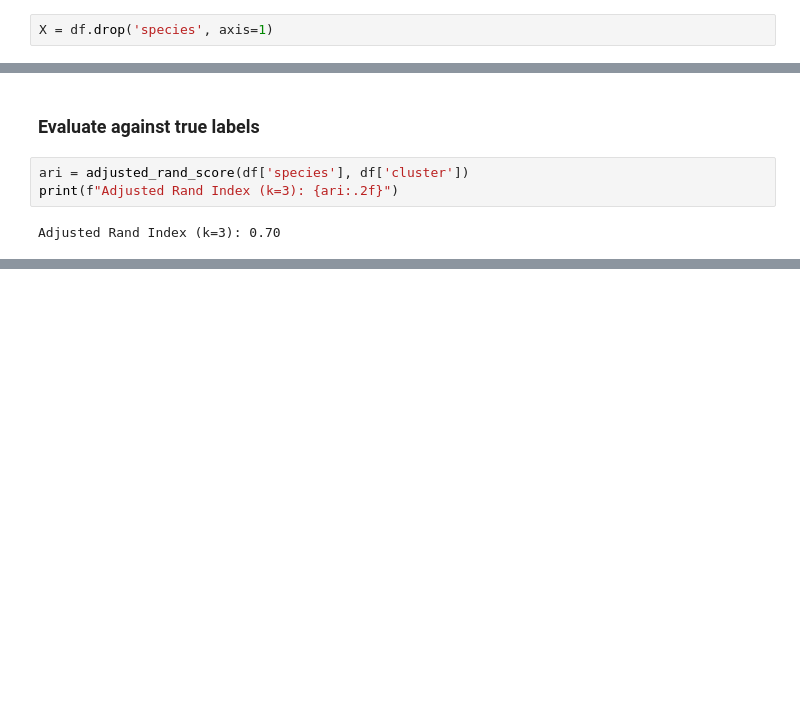
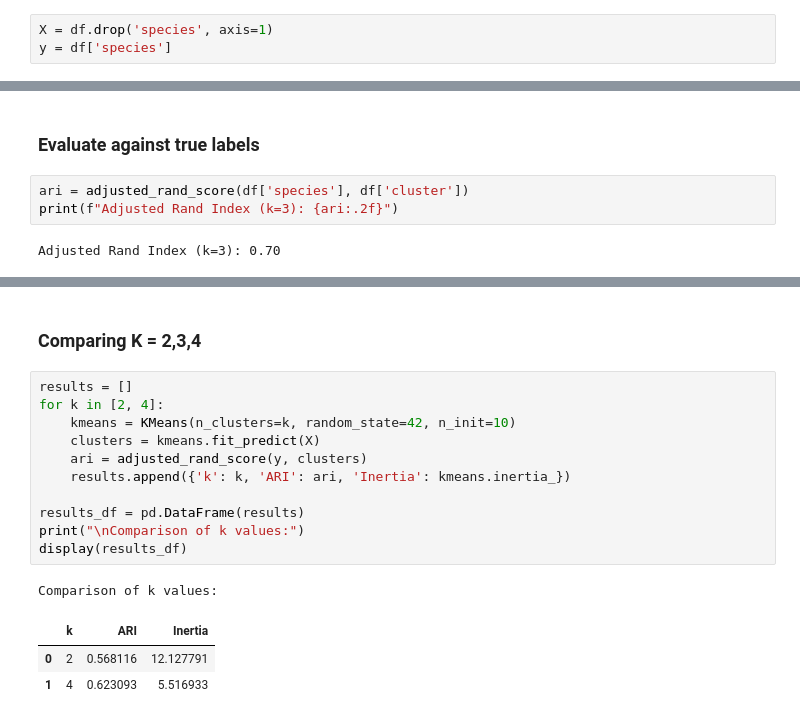
Before and after one commit to TanveerD1/DSA_2040_Practical_Exam_Tanveer_752, a Jupyter notebook: Data_Mining/2_Clustering/clustering_iris.ipynb, the cells around one changed output, grey strips where cells are left out. Drawn from its saved outputs; the diff is of its cells as text; blank space fills up the shorter version.

```diff
--- a/Data_Mining/2_Clustering/clustering_iris.ipynb
+++ b/Data_Mining/2_Clustering/clustering_iris.ipynb
@@ -24,6 +25,7 @@ Data shape: (150, 5)
 #### drop the 'species' column
 # %%
 X = df.drop('species', axis=1)
+y = df['species']
 # %% [markdown]
 ### K-Means Clustering: Cluster with K=3
 # %%
@@ -38,0 +67,18 @@ Adjusted Rand Index (k=3): 0.70
+# %% [markdown]
+### Comparing K = 2,3,4
+# %%
+results = []
+for k in [2, 4]:
+    kmeans = KMeans(n_clusters=k, random_state=42, n_init=10)
+    clusters = kmeans.fit_predict(X)
+    ari = adjusted_rand_score(y, clusters)
+    results.append({'k': k, 'ARI': ari, 'Inertia': kmeans.inertia_})
+
+results_df = pd.DataFrame(results)
+print("\nComparison of k values:")
+display(results_df)
+# %% [output]
+Comparison of k values:
+|  | k | ARI | Inertia |
+| 0 | 2 | 0.568116 | 12.127791 |
+| 1 | 4 | 0.623093 | 5.516933 |
```
Also changed, not shown: parts of 7 cells of this notebook, 6 other files.
